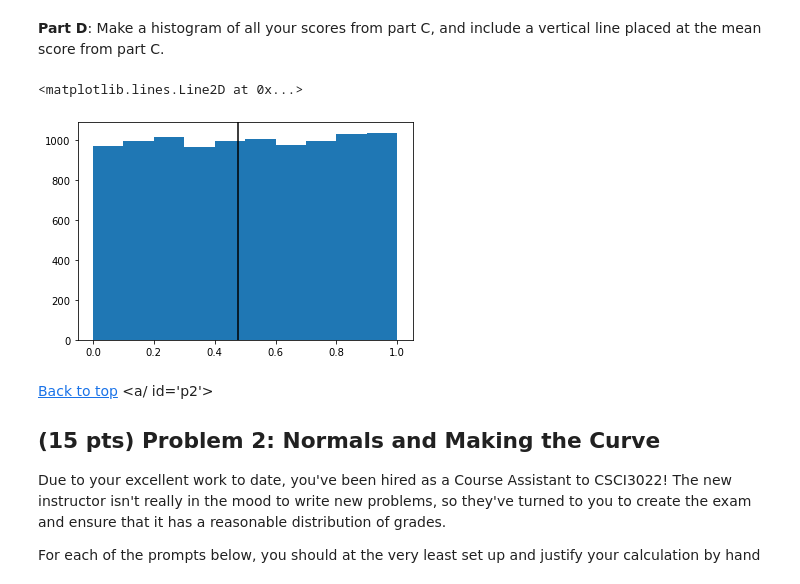
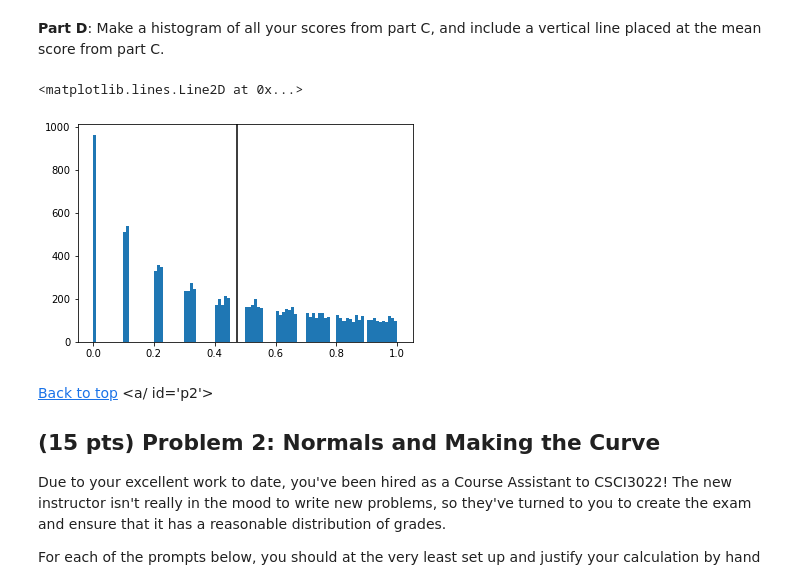
Before and after one commit to cbop20/DataStatistics, a Jupyter notebook: HW5_Starkey_Caleb.ipynb, the cells around one changed output. Saved outputs shown, nothing was run; the diff lists cells and outputs as text; code cells hidden in the pictures.

```diff
--- a/HW5_Starkey_Caleb.ipynb
+++ b/HW5_Starkey_Caleb.ipynb
@@ -85,11 +85,11 @@ rolls = []
 # %% [markdown]
 **Part D**: Make a histogram of all your scores from part C, and include a vertical line placed at the mean score from part C.
 # %%
-plt.hist(rolls)
+plt.hist(rolls,bins=100)
 plt.axvline(np.mean(rolls), color = 'Black')
 # %% [output]
 <matplotlib.lines.Line2D at 0x...>
-[figure, old version]
+[figure, new version]
 # %% [markdown]
 [Back to top](#top)
 <a/ id='p2'></a>
```
Also changed, not shown: parts of 1 cell of this notebook, 14 other files.
